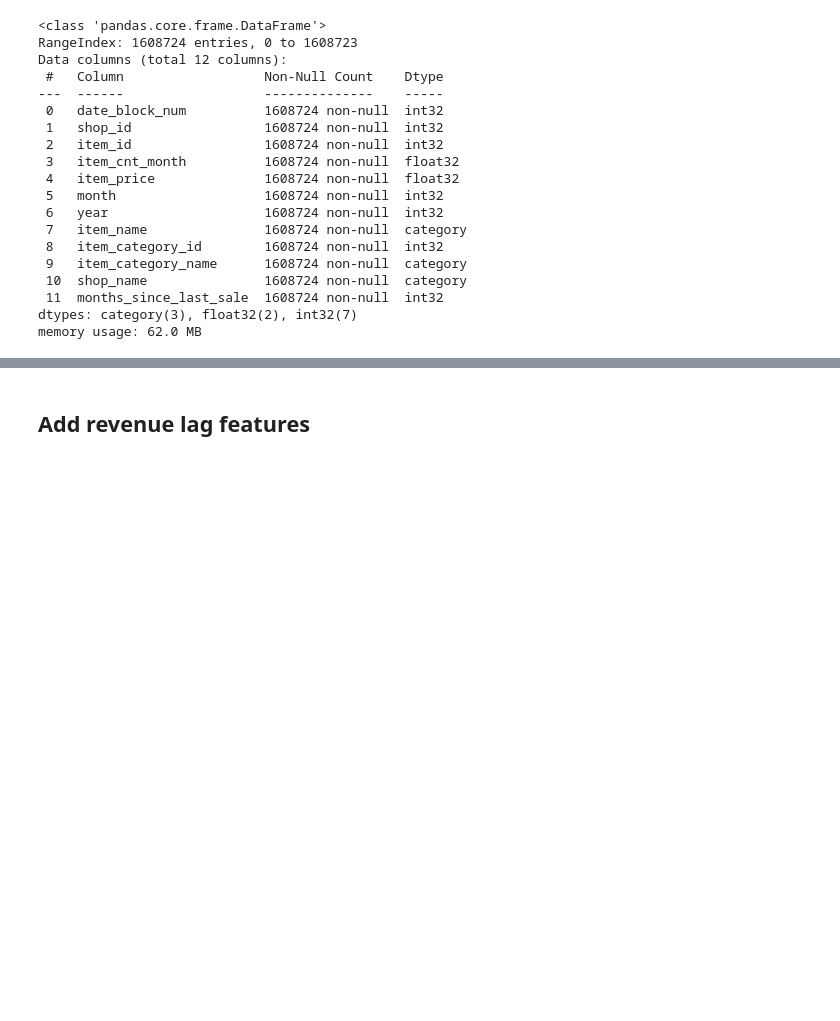
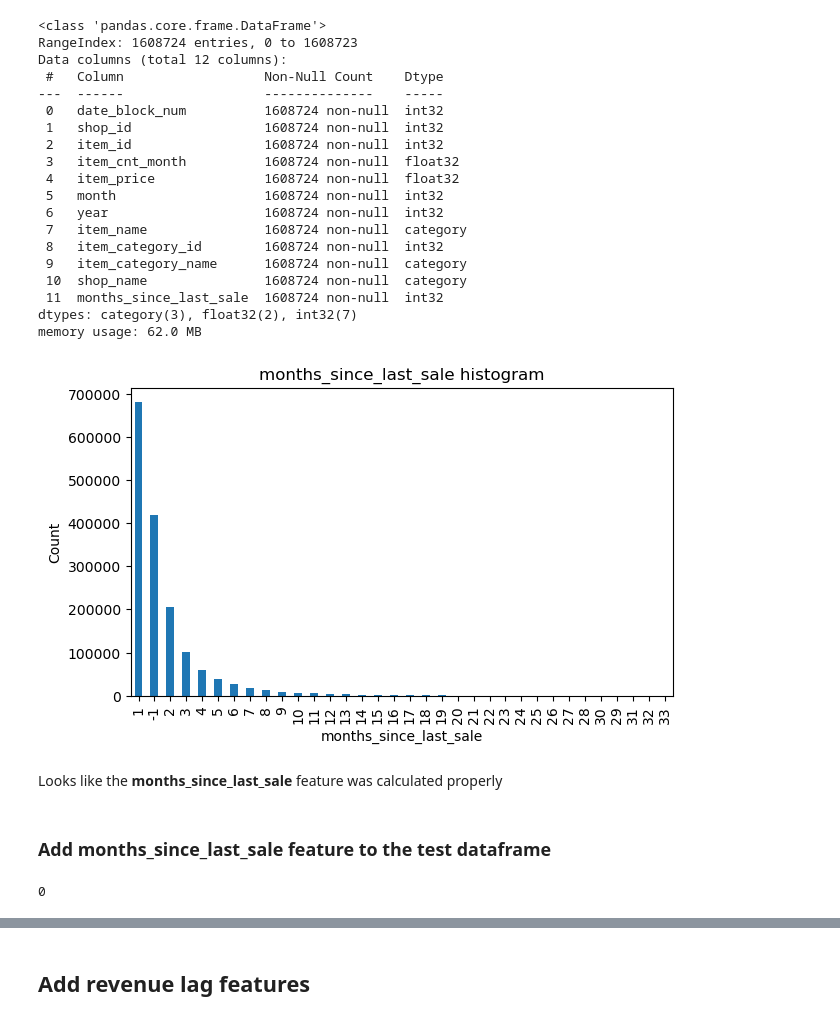
Before and after one commit to Alexennk/ml-ds-practice, a Jupyter notebook: notebooks/feature_extr_notebook.ipynb, the cells around one changed output, grey strips where cells are left out. Cells and saved outputs as stored; diff of their text form; code cells hidden in the pictures; blank space fills up the shorter version.

```diff
--- a/notebooks/feature_extr_notebook.ipynb
+++ b/notebooks/feature_extr_notebook.ipynb
@@ -146,3 +146,11 @@ Data columns (total 12 columns):
  11  months_since_last_sale  1608724 non-null  int32
 dtypes: category(3), float32(2), int32(7)
 memory usage: 62.0 MB
+# %%
+aggregated_train_df['months_since_last_sale'].value_counts().plot(kind='bar', figsize=(7, 4), ylabel='Count', xlabel='months_since_last_sale', title='months_since_last_sale histogram');
+# %% [output]
+[figure, added]
+# %% [markdown]
+Looks like the **months_since_last_sale** feature was calculated properly
+# %% [markdown]
+### Add **months_since_last_sale** feature to the test dataframe
@@ -148,0 +183,5 @@ memory usage: 62.0 MB
+# %%
+test_df = pd.read_csv('../data/test_months.csv')
+test_df.isna().sum().sum()
+# %% [output]
+0
```
Also changed, not shown: parts of 20 cells of this notebook, 1 other file.
